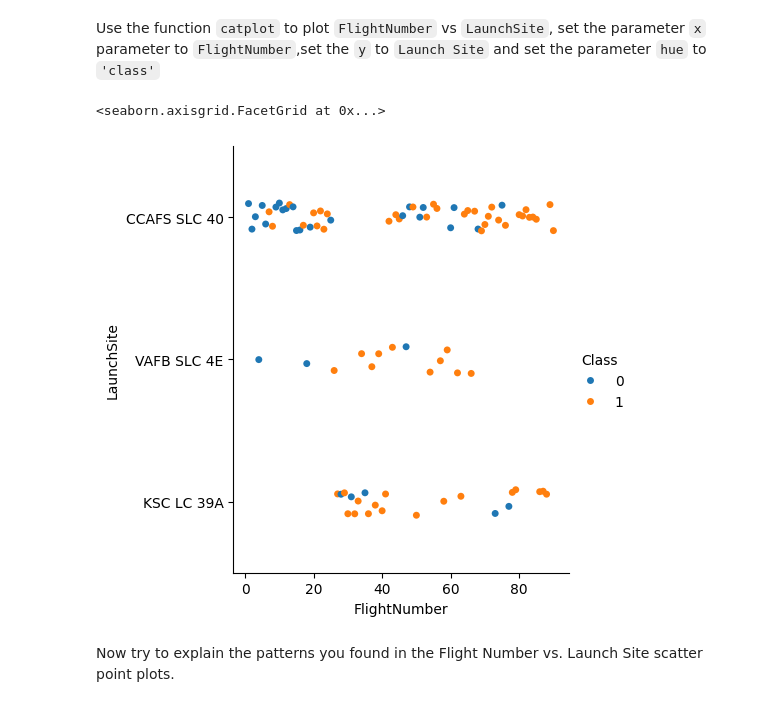
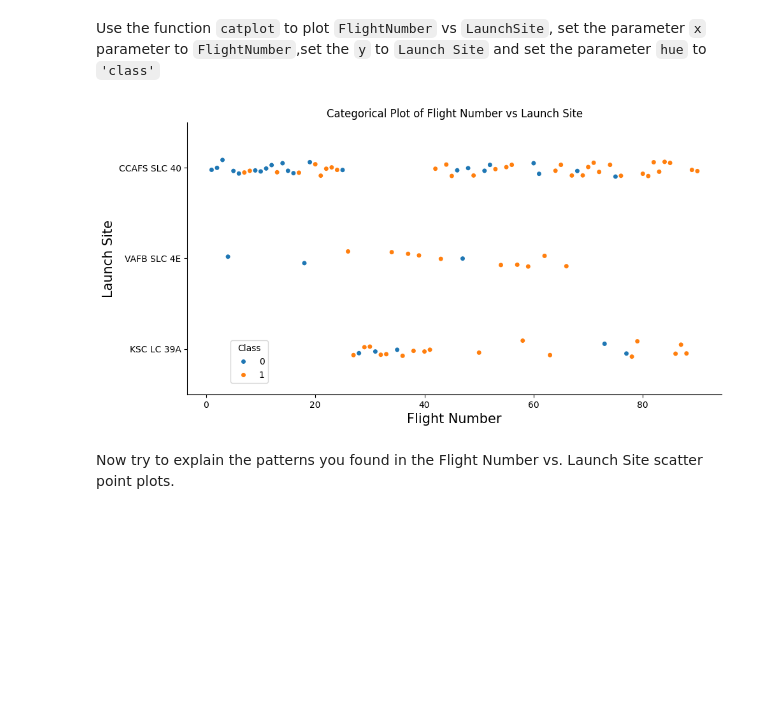
Before and after one commit to swchak/DataScience-Capstone, a Jupyter notebook: edadataviz.ipynb, the cells around one changed output. Drawn from its saved outputs; the diff is of its cells as text; code cells hidden in the pictures; blank space fills up the shorter version.

```diff
--- a/edadataviz.ipynb
+++ b/edadataviz.ipynb
@@ -114,10 +118,14 @@ Use the function <code>catplot</code> to plot <code>FlightNumber</code> vs <code
 # %%
 # Plot a scatter point chart with x axis to be Flight Number and y axis to be the launch site, and hue to be the class value
 
-sns.catplot(data=df, x="FlightNumber", y="LaunchSite", hue="Class")
+ax = sns.catplot(data=df, x="FlightNumber", y="LaunchSite", hue="Class", aspect=2)
+sns.move_legend(ax, "upper left", bbox_to_anchor=(0.2, 0.3), frameon=True)
+plt.title('Categorical Plot of Flight Number vs Launch Site')
+plt.xlabel("Flight Number",fontsize=15)
+plt.ylabel("Launch Site",fontsize=15)
+plt.show()
 # %% [output]
-<seaborn.axisgrid.FacetGrid at 0x...>
-[figure, old version]
+[figure, new version]
 # %% [markdown]
 Now try to explain the patterns you found in the Flight Number vs. Launch Site scatter point plots.
 # %% [markdown]
```
Also changed, not shown: parts of 9 cells of this notebook, 8 other files.
